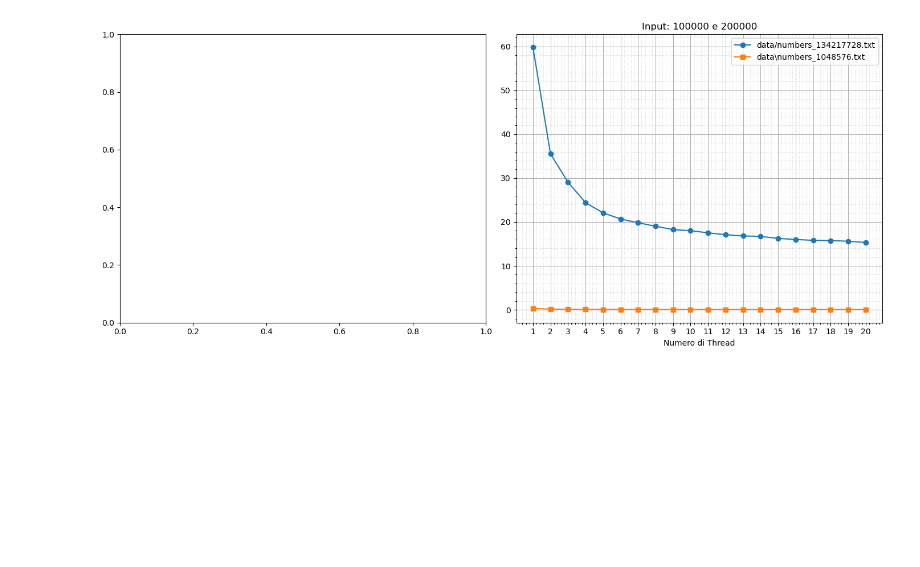
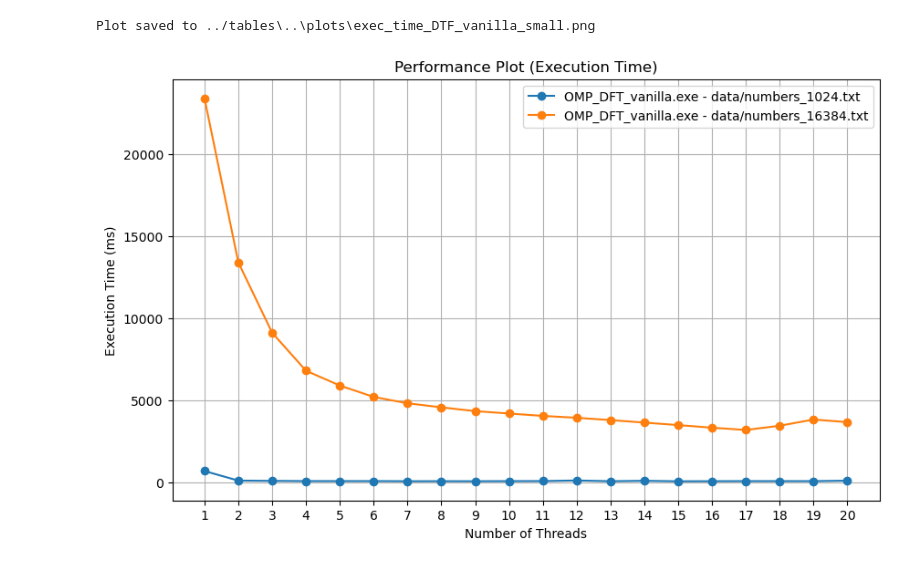
Before and after one commit to noemichem/CA_project, a Jupyter notebook: results/scripts/CPU_plot_results.ipynb, the cells around one changed output. Drawn from its saved outputs; the diff is of its cells as text; code cells hidden in the pictures; blank space fills up the shorter version.

Commit message:
sistemata funzione per plotting speedup e execution time

```diff
--- a/results/scripts/CPU_plot_results.ipynb
+++ b/results/scripts/CPU_plot_results.ipynb
@@ -6,41 +4,0 @@ from matplotlib.ticker import ScalarFormatter
-# %%
-# 1) Carica i dati
-df = pd.read_csv("./tables/durata_fft.csv")
-df = df[df["Eseguibile"] == "OMP_FFT.exe"]
-
-df["Media Tempo di Esecuzione (s)"] = df["Durata FFT (ms)"] / 1000
-
-# 2) Crea la figura con due subplot affiancati
-fig, axs = plt.subplots(1, 2, figsize=(14, 6), sharey=False)
-
-# 3) Marker
-markers = ['o', 's', '^', 'd', 'v', 'x', 'P', '*', 'h', '+']
-
-
-# 4b) Secondo subplot: 100000 e 200000
-large_inputs = df[df["File di input"].isin(["data\\numbers_1048576.txt", "data/numbers_134217728.txt"])]
-for i, (name, group) in enumerate(large_inputs.groupby("File di input")):
-    m = markers[i % len(markers)]
-    axs[1].plot(
-        group["Threads"],
-        group["Media Tempo di Esecuzione (s)"],
-        marker=m,
-        linestyle='-',
-        label=name
-    )
-axs[1].set_title("Input: 100000 e 200000")
-axs[1].set_xlabel("Numero di Thread")
-axs[1].legend()
-axs[1].yaxis.set_major_formatter(ScalarFormatter())
-axs[1].ticklabel_format(style='plain', axis='y')
-axs[1].xaxis.set_major_locator(MultipleLocator(1))
-axs[1].xaxis.set_minor_locator(MultipleLocator(0.5))
-axs[1].grid(True, which='major', linestyle='-', linewidth=0.75)
-axs[1].grid(True, which='minor', linestyle=':', linewidth=0.5, alpha=0.7)
-axs[1].minorticks_on()
-
-# 5) Spaziatura e mostra
-plt.tight_layout()
-plt.show()
-# %% [output]
-[figure, removed]
@@ -46,0 +81,15 @@ plt.show()
+# %%
+plot_scaling(
+    "../tables/CPU_mean.csv",
+    filter_map={
+        'Num Threads': [i for i in range(1, 21)],
+        'Input File': ['data/numbers_1024.txt','data/numbers_16384.txt'],
+        'Executable': ['OMP_DFT_vanilla.exe']
+    },
+    show_speedup=False,
+    save=True,
+    filename="exec_time_DTF_vanilla_small.png"
+)
+# %% [output]
+Plot saved to ../tables\..\plots\exec_time_DTF_vanilla_small.png
+[figure, added]
```
Also changed, not shown: parts of 9 cells of this notebook, 19 other files.
